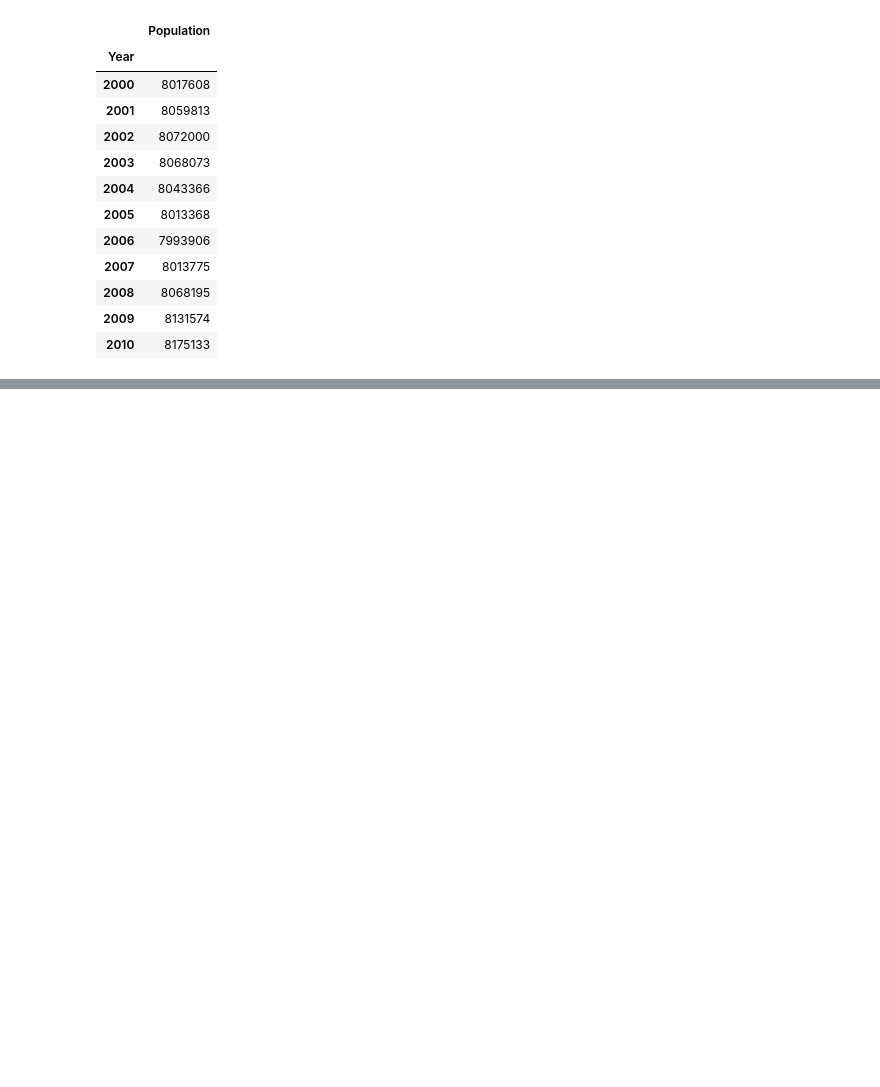
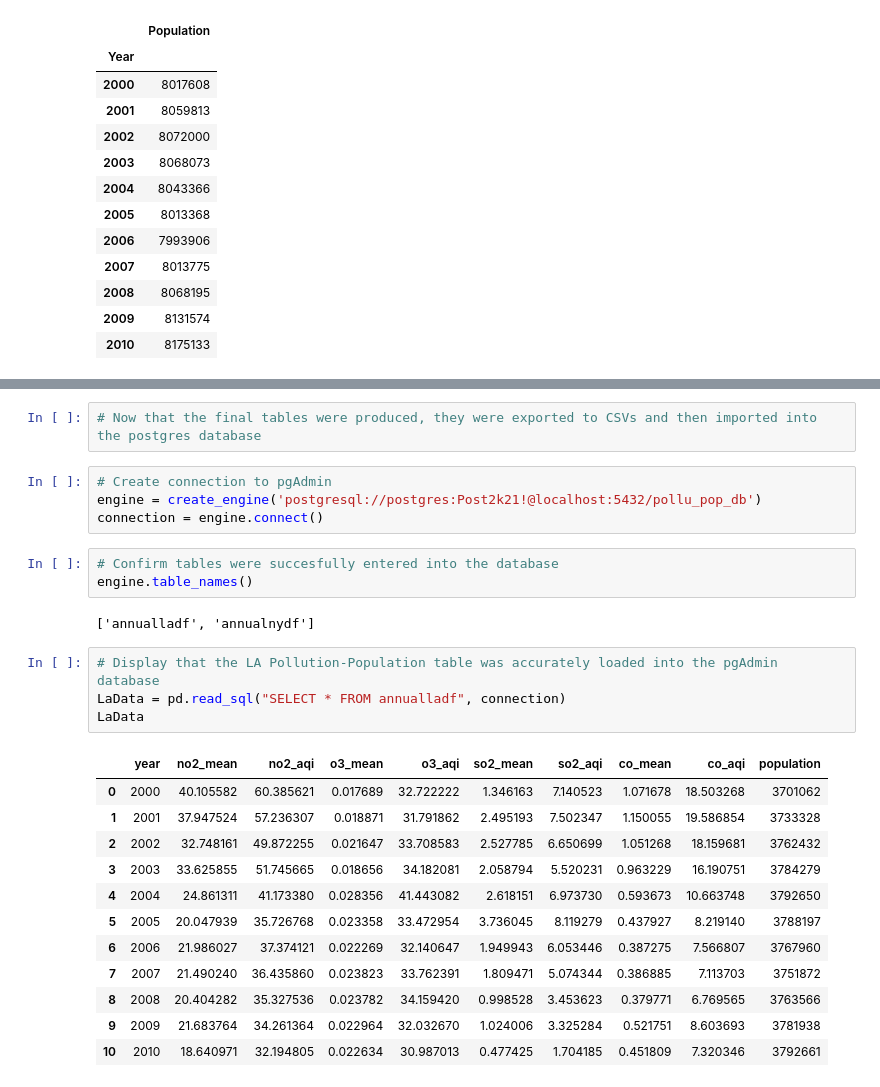
Before and after one commit to Sweeny91/ETL_project, a Jupyter notebook: project2/erik_kathy_sweeny/PollutionDataClean.ipynb, the cells around one changed output, grey strips where cells are left out. Saved outputs shown, nothing was run; the diff lists cells and outputs as text; blank space fills up the shorter version.

```diff
--- a/project2/erik_kathy_sweeny/PollutionDataClean.ipynb
+++ b/project2/erik_kathy_sweeny/PollutionDataClean.ipynb
@@ -312,3 +345,31 @@ FinalNyDf.to_csv("../output_data/FinalNyDf.csv", index=True, header=True)
 | 2008 | 23.104233 | 37.113665 | 0.019759 | 27.486590 | 5.237649 | 15.242656 | 0.497514 | 7.358876 | 8068195 |
 | 2009 | 21.685017 | 35.096296 | 0.019430 | 25.724444 | 4.540044 | 13.573333 | 0.401813 | 5.903704 | 8131574 |
 | 2010 | 19.711397 | 33.435754 | 0.023306 | 30.614525 | 3.872625 | 11.554469 | 0.449712 | 6.636872 | 8175133 |
+# %%
+# Now that the final tables were produced, they were exported to CSVs and then imported into the postgres database
+# %%
+# Create connection to pgAdmin
+engine = create_engine('postgresql://postgres:Post2k21!@localhost:5432/pollu_pop_db')
+connection = engine.connect()
+# %%
+# Confirm tables were succesfully entered into the database
+engine.table_names()
+# %% [output]
+['annualladf', 'annualnydf']
+# %%
+# Display that the LA Pollution-Population table was accurately loaded into the pgAdmin database
+LaData = pd.read_sql("SELECT * FROM annualladf", connection)
+LaData
+# %% [output]
+|  | year | no2_mean | no2_aqi | o3_mean | o3_aqi | so2_mean | so2_aqi | co_mean | co_aqi | population |
+| 0 | 2000 | 40.105582 | 60.385621 | 0.017689 | 32.722222 | 1.346163 | 7.140523 | 1.071678 | 18.503268 | 3701062 |
+| 1 | 2001 | 37.947524 | 57.236307 | 0.018871 | 31.791862 | 2.495193 | 7.502347 | 1.150055 | 19.586854 | 3733328 |
+| 2 | 2002 | 32.748161 | 49.872255 | 0.021647 | 33.708583 | 2.527785 | 6.650699 | 1.051268 | 18.159681 | 3762432 |
+| 3 | 2003 | 33.625855 | 51.745665 | 0.018656 | 34.182081 | 2.058794 | 5.520231 | 0.963229 | 16.190751 | 3784279 |
+| 4 | 2004 | 24.861311 | 41.173380 | 0.028356 | 41.443082 | 2.618151 | 6.973730 | 0.593673 | 10.663748 | 3792650 |
+| 5 | 2005 | 20.047939 | 35.726768 | 0.023358 | 33.472954 | 3.736045 | 8.119279 | 0.437927 | 8.219140 | 3788197 |
+| 6 | 2006 | 21.986027 | 37.374121 | 0.022269 | 32.140647 | 1.949943 | 6.053446 | 0.387275 | 7.566807 | 3767960 |
+| 7 | 2007 | 21.490240 | 36.435860 | 0.023823 | 33.762391 | 1.809471 | 5.074344 | 0.386885 | 7.113703 | 3751872 |
+| 8 | 2008 | 20.404282 | 35.327536 | 0.023782 | 34.159420 | 0.998528 | 3.453623 | 0.379771 | 6.769565 | 3763566 |
+| 9 | 2009 | 21.683764 | 34.261364 | 0.022964 | 32.032670 | 1.024006 | 3.325284 | 0.521751 | 8.603693 | 3781938 |
+| 10 | 2010 | 18.640971 | 32.194805 | 0.022634 | 30.987013 | 0.477425 | 1.704185 | 0.451809 | 7.320346 | 3792661 |
```
Also changed, not shown: parts of 20 cells of this notebook.
